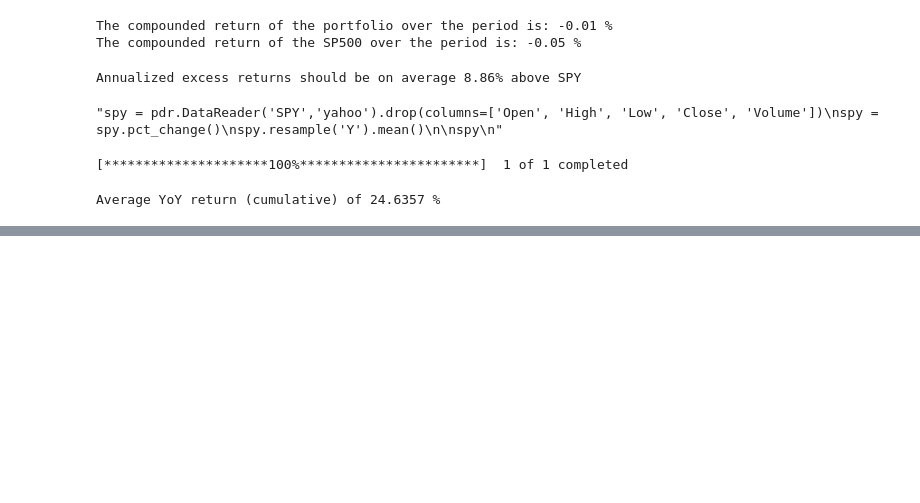
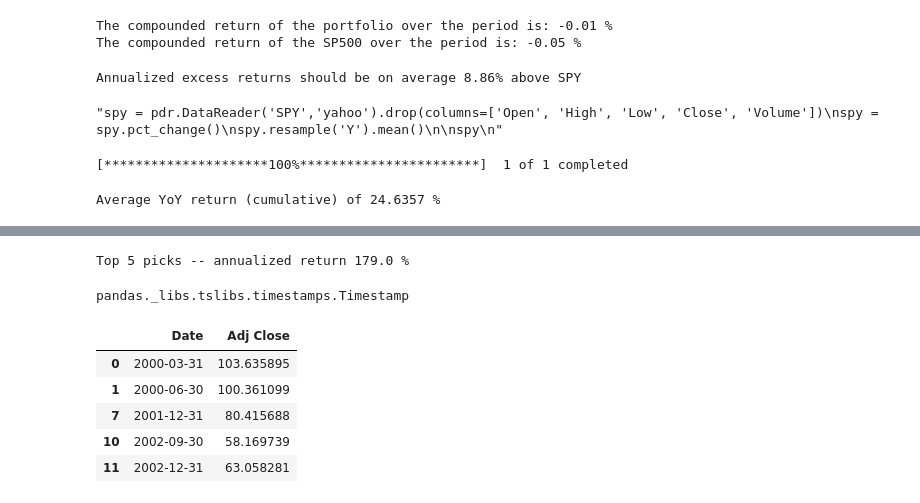
Before and after one commit to zoakes/Alpha_ML, a Jupyter notebook: Daily_RFR.ipynb, the cells around one changed output, grey strips where cells are left out. Cells and saved outputs as stored; diff of their text form; code cells hidden in the pictures; blank space fills up the shorter version.

Commit message:
Updated with top5 annual returns (monthly)

```diff
--- a/Daily_RFR.ipynb
+++ b/Daily_RFR.ipynb
@@ -374,0 +375,32 @@ Annuallized -- 2.1241058139163784e+25 %
+# %%
+'''Select top 5!!'''
+
+results[0].nlargest(10, 'predictions')
+res = results[0].nlargest(10, 'predictions')
+top5 = res.trt1m.head(5).mean()
+#res.sprtrn[0]
+anntop5 = (top5 + 1)**52
+anntop5
+print(f'Top 5 picks -- annualized return {round(anntop5,2)*100} %')
+# %% [output]
+Top 5 picks -- annualized return 179.0 %
+# %%
+#res = df.groupby(pd.PeriodIndex(df.columns, freq='Q'), axis=0).mean()
+#.rename(columns=lambda c: str(c).lower()))
+type(s.Date[0])
+# %% [output]
+pandas._libs.tslibs.timestamps.Timestamp
+# %%
+s
+df = s.set_index('Date').asfreq('Q').reset_index().dropna()
+#c = df.columns.difference(['Adj Close'])
+#df[c] = df[c].ffill()
+#df['Type'] = df['Adj Close'].fillna('')
+df.head()
+# %% [output]
+|  | Date | Adj Close |
+| 0 | 2000-03-31 | 103.635895 |
+| 1 | 2000-06-30 | 100.361099 |
+| 7 | 2001-12-31 | 80.415688 |
+| 10 | 2002-09-30 | 58.169739 |
+| 11 | 2002-12-31 | 63.058281 |
```
Also changed, not shown: parts of 2 cells of this notebook.
